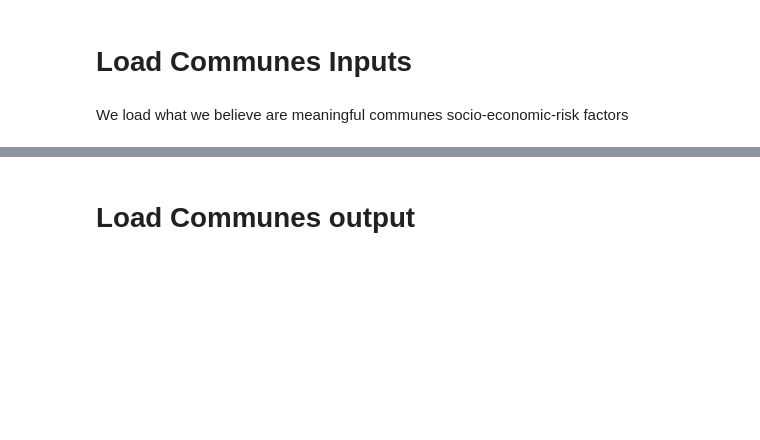
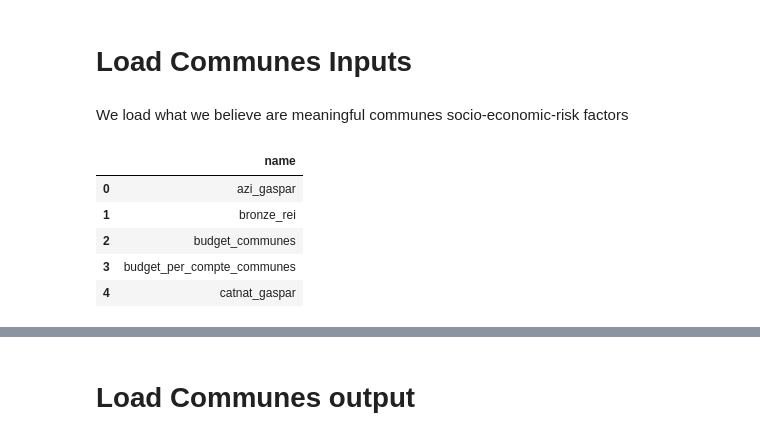
Before and after one commit to dataforgoodfr/14_PrixChangementClimatique, a Jupyter notebook: data/exploration/corr_jacques.ipynb, the cells around one changed output, grey strips where cells are left out. Drawn from its saved outputs; the diff is of its cells as text; code cells hidden in the pictures; blank space fills up the shorter version.

```diff
--- a/data/exploration/corr_jacques.ipynb
+++ b/data/exploration/corr_jacques.ipynb
@@ -32,13 +36,19 @@ def close_duckdb(con):
     con.close()
 # %%
 # Show tables
-con = open_duckdb()
 q = """
 SHOW TABLES
 """
 
-tables_list = con.sql(q)
-close_duckdb(con)
+tables_list = run_duckdb_query(q)
+tables_list.head()
+# %% [output]
+|  | name |
+| 0 | azi_gaspar |
+| 1 | bronze_rei |
+| 2 | budget_communes |
+| 3 | budget_per_compte_communes |
+| 4 | catnat_gaspar |
 # %%
 tables_list=tables_list.df()
 tables_list.head(20)
```
Also changed, not shown: parts of 6 cells of this notebook, 2 other files.
